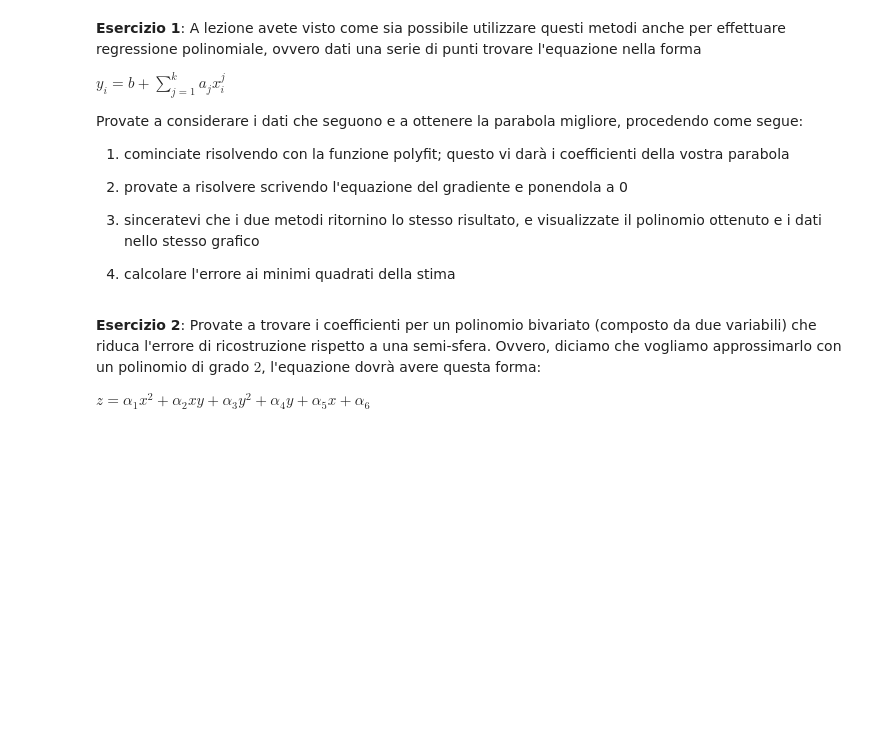
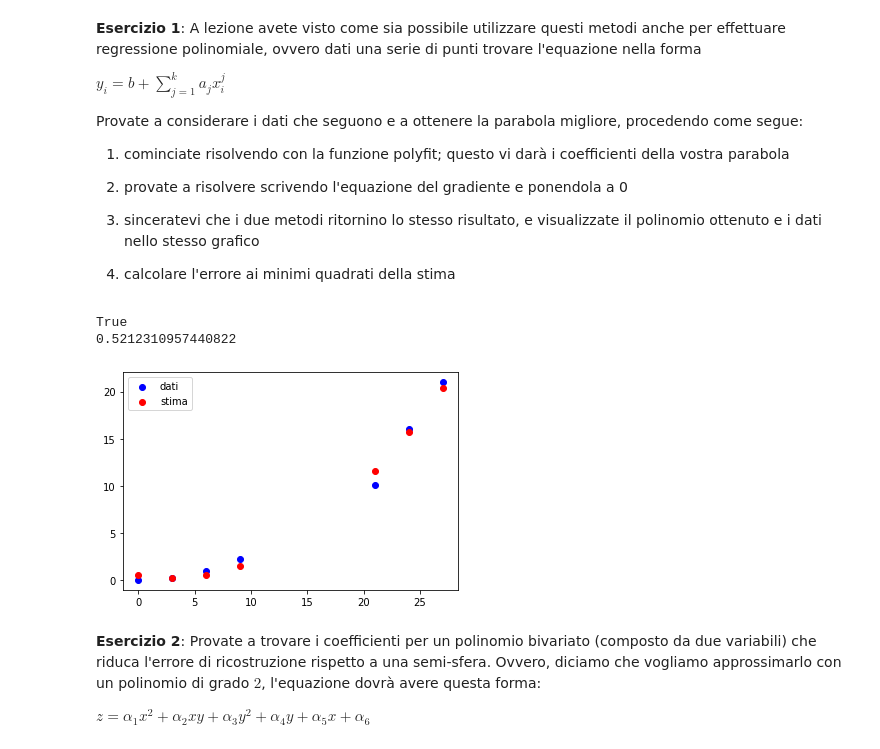
Before and after one commit to erodola/NumMeth-s2-2023, a Jupyter notebook: esercizi/ex2/ex2.ipynb, the cells around one changed output. Drawn from its saved outputs; the diff is of its cells as text; code cells hidden in the pictures; blank space fills up the shorter version.

```diff
--- a/esercizi/ex2/ex2.ipynb
+++ b/esercizi/ex2/ex2.ipynb
@@ -150,33 +207,37 @@ Provate a considerare i dati che seguono e a ottenere la parabola migliore, proc
 # %%
 minuto =         np.array([ 0.0, 3.0, 6.0, 9.0, 21.0, 24.0, 27.0])[:,np.newaxis]
 distanza_in_km = np.array([ 0, 0.25, 1.0, 2.2, 10.1, 16, 21] )[:,np.newaxis]
 
 # SCRIVERE QUI SOTTO IL CODICE DELL'ESERCIZIO
 ################
 # Usare la funzione polyfit
-parabola = ...
+parabola = np.polyfit(minuto.flatten(), distanza_in_km, 2)
 
 # Creiamo le matrici X e y
-X = ...
-y = ...
+X = np.concatenate([minuto**2, minuto, minuto**0], 1)
+y = distanza_in_km
 
 # Risolviamo per la formula del gradiente
-parabola_due = ...
+parabola_due = np.linalg.inv(X.T@X)@X.T@y
 
 # Stampiamo "True" se i due metodi trovano gli stessi coefficienti
-print(...)
+print(np.isclose(parabola, parabola_due).all())
 
 # Valutiamo il nostro polinomio usando la forma matriciale
-y_stimate = ...
+y_stimate = X @ parabola_due
 
 # Visualizziamo dati e polinomio
-plt.scatter(minuto, ..., c='b')
-plt.scatter(minuto, ..., c='r')
+plt.scatter(minuto, distanza_in_km, c='b')
+plt.scatter(minuto, y_stimate, c='r')
 plt.legend(('dati','stima'))
 
 # Calcoliamo l'errore MSE
-errore = ...
+errore = 1/y.shape[0]*np.sum((y - y_stimate)**2)
 print(errore)
+# %% [output]
+True
+0.5212310957440822
+[figure, added]
 # %% [markdown]
 **Esercizio 2**: Provate a trovare i coefficienti per un polinomio bivariato (composto da due variabili) che riduca l'errore di ricostruzione rispetto a una semi-sfera. Ovvero, diciamo che vogliamo approssimarlo con un polinomio di grado $2$, l'equazione dovrà avere questa forma:
 
```
Also changed, not shown: parts of 22 cells of this notebook.
